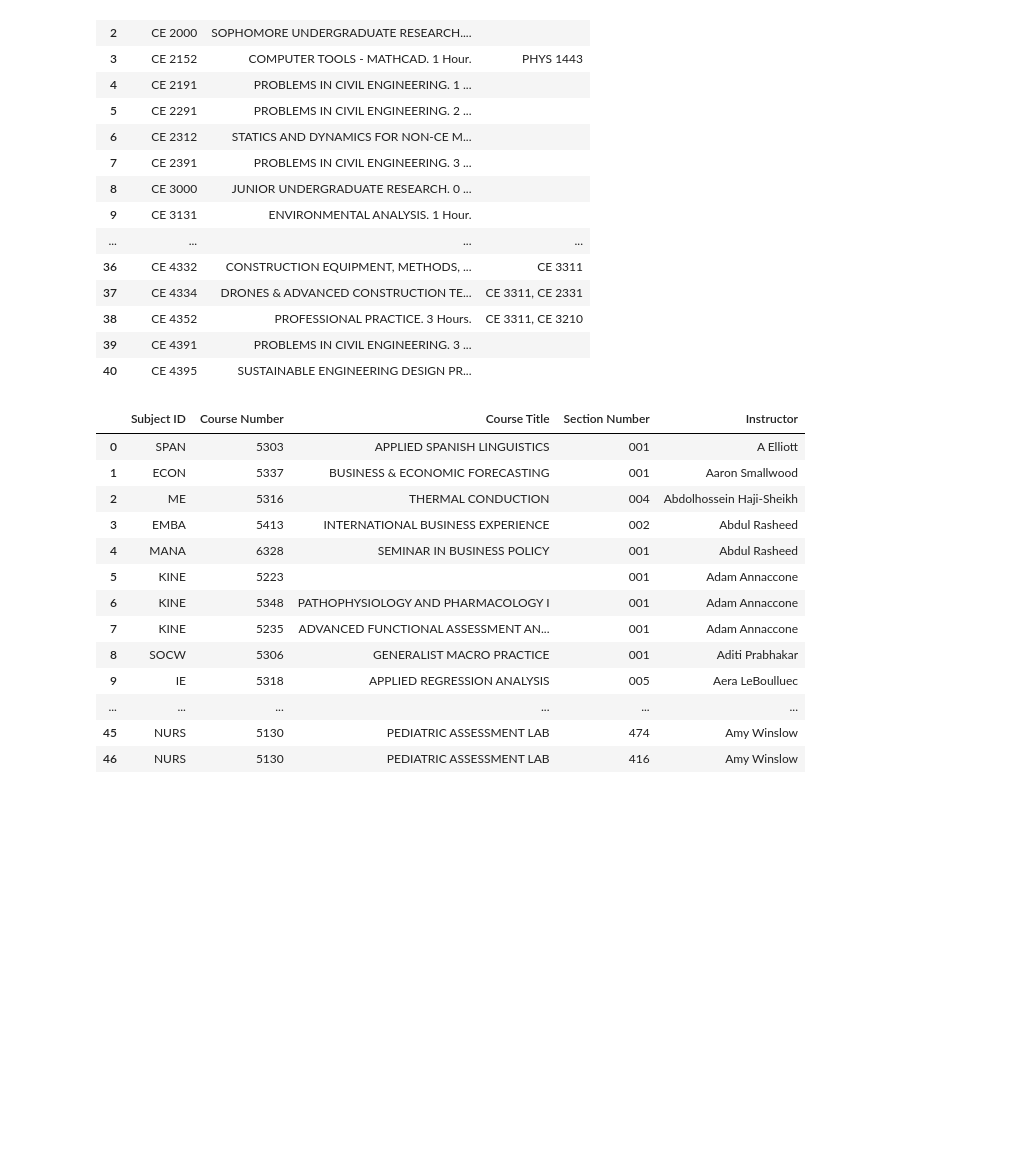
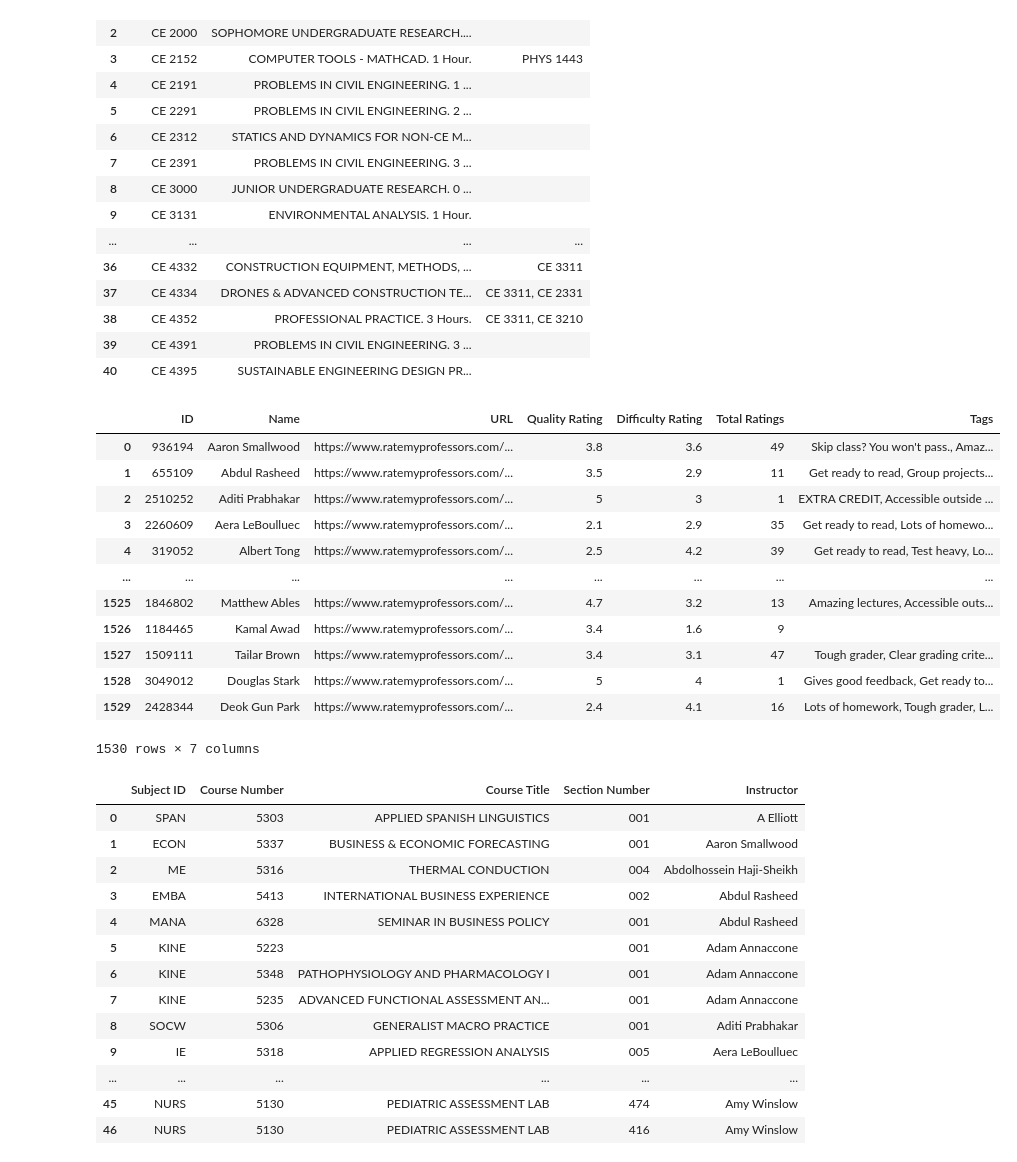
Before and after one commit to ShawnAbe12/SmartAdvisors, a Jupyter notebook: server/app/scripts/algo.ipynb, the cells around one changed output. Saved outputs shown, nothing was run; the diff lists cells and outputs as text; code cells hidden in the pictures; blank space fills up the shorter version.

```diff
--- a/server/app/scripts/algo.ipynb
+++ b/server/app/scripts/algo.ipynb
@@ -345,6 +345,30 @@ cur.execute(f"SELECT subject_id, course_number, course_title, section_number, in
 data = cur.fetchall()
 # %%
 instructors_for_classes = pd.DataFrame(data, columns=["Subject ID", "Course Number", "Course Title", "Section Number", "Instructor"])
+# %%
+db_path = "/Users/johna/SmartAdvisor/SmartAdvisors/data/professors.db"
+
+db = sqlite3.connect(db_path)
+cur = db.cursor()
+cur.execute(f"SELECT id, name, url, quality_rating, difficulty_rating, total_ratings, tags FROM professors")
+data = cur.fetchall()
+# %%
+ratings_for_prof = pd.DataFrame(data, columns=["ID","Name","URL","Quality Rating","Difficulty Rating", "Total Ratings", "Tags"])
+ratings_for_prof
+# %% [output]
+|  | ID | Name | URL | Quality Rating | Difficulty Rating | Total Ratings | Tags |
+| 0 | 936194 | Aaron Smallwood | https://www.ratemyprofessors.com/... | 3.8 | 3.6 | 49 | Skip class? You won't pass., Amaz... |
+| 1 | 655109 | Abdul Rasheed | https://www.ratemyprofessors.com/... | 3.5 | 2.9 | 11 | Get ready to read, Group projects... |
+| 2 | 2510252 | Aditi Prabhakar | https://www.ratemyprofessors.com/... | 5 | 3 | 1 | EXTRA CREDIT, Accessible outside ... |
+| 3 | 2260609 | Aera LeBoulluec | https://www.ratemyprofessors.com/... | 2.1 | 2.9 | 35 | Get ready to read, Lots of homewo... |
+| 4 | 319052 | Albert Tong | https://www.ratemyprofessors.com/... | 2.5 | 4.2 | 39 | Get ready to read, Test heavy, Lo... |
+| ... | ... | ... | ... | ... | ... | ... | ... |
+| 1525 | 1846802 | Matthew Ables | https://www.ratemyprofessors.com/... | 4.7 | 3.2 | 13 | Amazing lectures, Accessible outs... |
+| 1526 | 1184465 | Kamal Awad | https://www.ratemyprofessors.com/... | 3.4 | 1.6 | 9 |  |
+| 1527 | 1509111 | Tailar Brown | https://www.ratemyprofessors.com/... | 3.4 | 3.1 | 47 | Tough grader, Clear grading crite... |
+| 1528 | 3049012 | Douglas Stark | https://www.ratemyprofessors.com/... | 5 | 4 | 1 | Gives good feedback, Get ready to... |
+| 1529 | 2428344 | Deok Gun Park | https://www.ratemyprofessors.com/... | 2.4 | 4.1 | 16 | Lots of homework, Tough grader, L... |
+1530 rows × 7 columns
 # %%
 instructors_for_classes.head(50)
 # %% [output]
```
Also changed, not shown: parts of 4 cells of this notebook, 1 other file.
